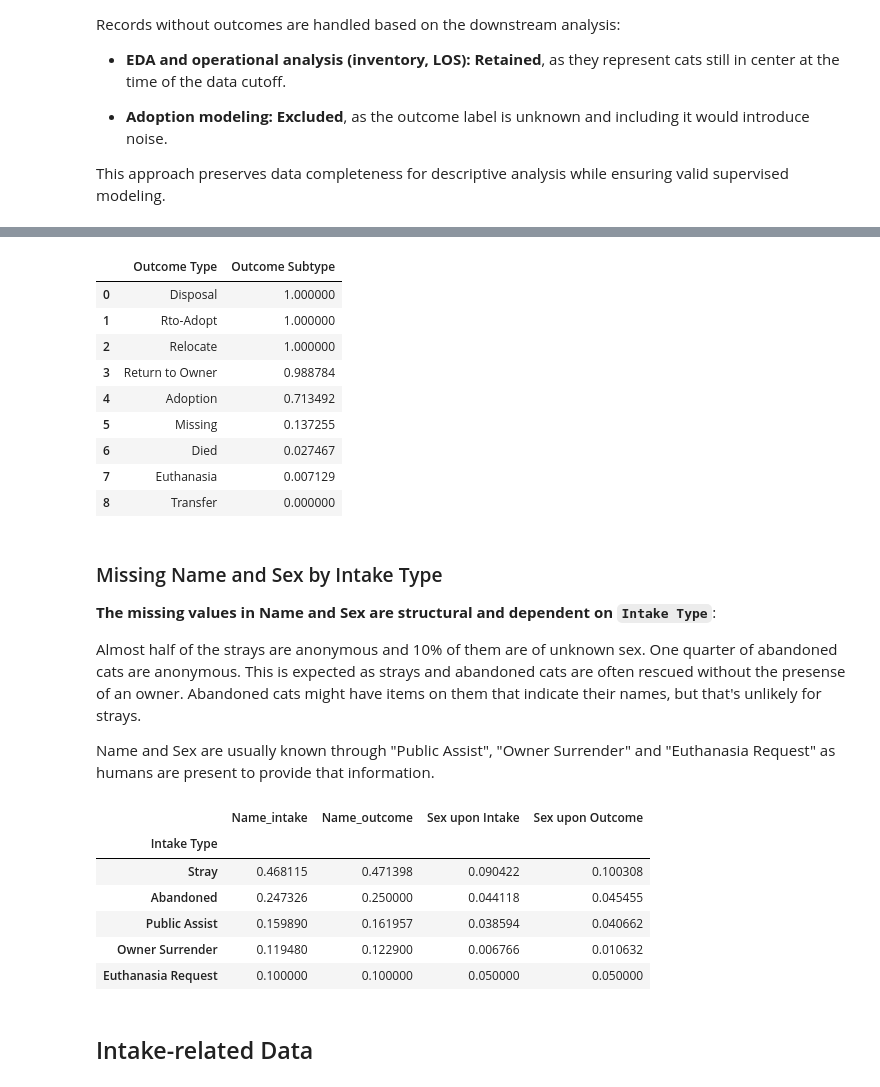
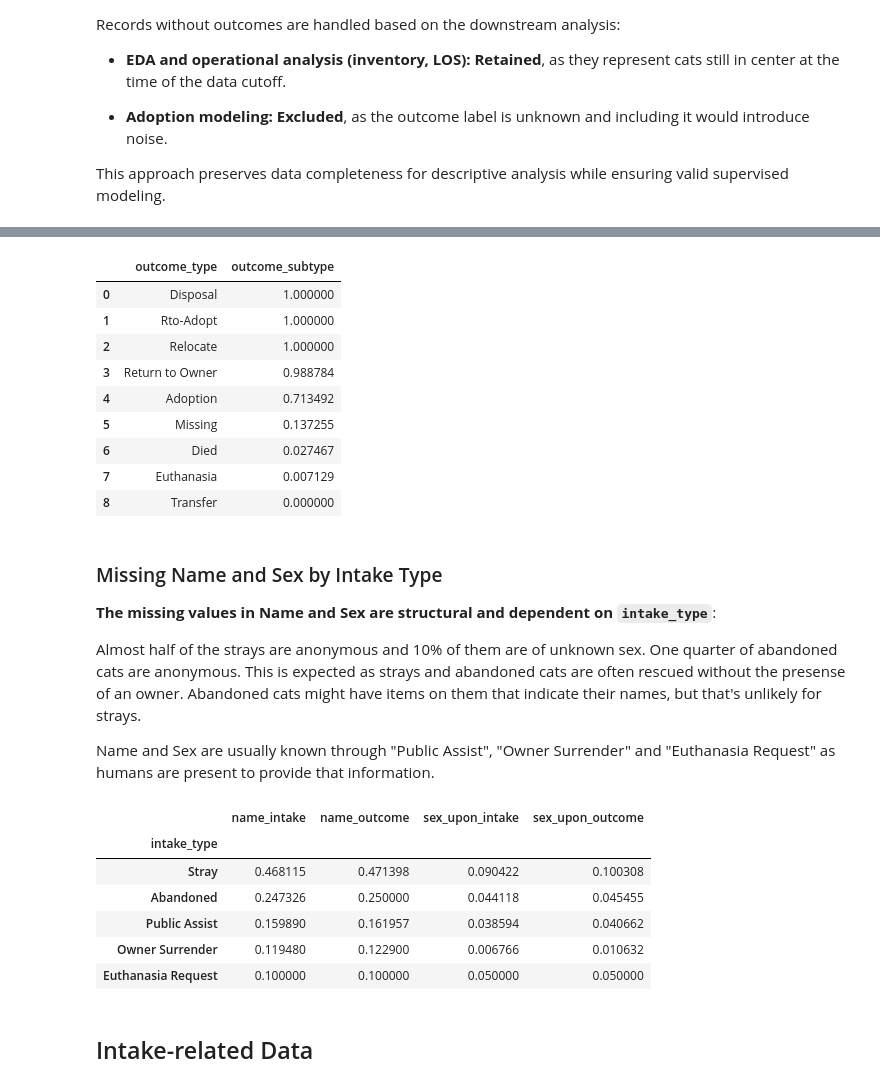
Before and after one commit to cgiang/cat-adoptions, a Jupyter notebook: notebooks/01_exploratory_data_analysis.ipynb, the cells around one changed output, grey strips where cells are left out. Cells and saved outputs as stored; diff of their text form; code cells hidden in the pictures.

```diff
--- a/notebooks/01_exploratory_data_analysis.ipynb
+++ b/notebooks/01_exploratory_data_analysis.ipynb
@@ -191,9 +193,12 @@ The large majority of "Missing" cases (86%) have more clarification. Details are
 
 When the outcome is "Transfer", details were always provided. The center probably wants to track where cats are transferred to, which makes sense for the animal shelter system.
 # %%
-df.groupby("Outcome Type")["Outcome Subtype"].apply(lambda x: x.isna().mean()).sort_values(ascending=False).reset_index()
+df.groupby("outcome_type")["outcome_subtype"]\
+    .apply(lambda x: x.isna().mean())\
+    .sort_values(ascending=False)\
+    .reset_index()
 # %% [output]
-|  | Outcome Type | Outcome Subtype |
+|  | outcome_type | outcome_subtype |
 | 0 | Disposal | 1.000000 |
 | 1 | Rto-Adopt | 1.000000 |
 | 2 | Relocate | 1.000000 |
@@ -206,20 +211,21 @@ df.groupby("Outcome Type")["Outcome Subtype"].apply(lambda x: x.isna().mean()).s
 # %% [markdown]
 ### Missing Name and Sex by Intake Type
 
-**The missing values in Name and Sex are structural and dependent on `Intake Type`**:
+**The missing values in Name and Sex are structural and dependent on `intake_type`**:
 
 Almost half of the strays are anonymous and 10% of them are of unknown sex. One quarter of abandoned cats are anonymous. This is expected as strays and abandoned cats are often rescued without the presense of an owner. Abandoned cats might have items on them that indicate their names, but that's unlikely for strays.
 
 Name and Sex are usually known through "Public Assist", "Owner Surrender" and "Euthanasia Request" as humans are present to provide that information.
 # %%
-df.groupby("Intake Type")[["Name_intake",
-                           "Name_outcome",
-                           "Sex upon Intake",
-                           "Sex upon Outcome"]]\
-    .apply(lambda x: x.isna().mean()).sort_values(by="Name_intake", ascending=False)
+df.groupby("intake_type")[["name_intake",
+                           "name_outcome",
+                           "sex_upon_intake",
+                           "sex_upon_outcome"]]\
+    .apply(lambda x: x.isna().mean())\
+    .sort_values(by="name_intake", ascending=False)
 # %% [output]
-|  | Name_intake | Name_outcome | Sex upon Intake | Sex upon Outcome |
-| Intake Type |  |  |  |  |
+|  | name_intake | name_outcome | sex_upon_intake | sex_upon_outcome |
+| intake_type |  |  |  |  |
 | Stray | 0.468115 | 0.471398 | 0.090422 | 0.100308 |
 | Abandoned | 0.247326 | 0.250000 | 0.044118 | 0.045455 |
 | Public Assist | 0.159890 | 0.161957 | 0.038594 | 0.040662 |
```
Also changed, not shown: parts of 35 cells of this notebook, 5 other files.
